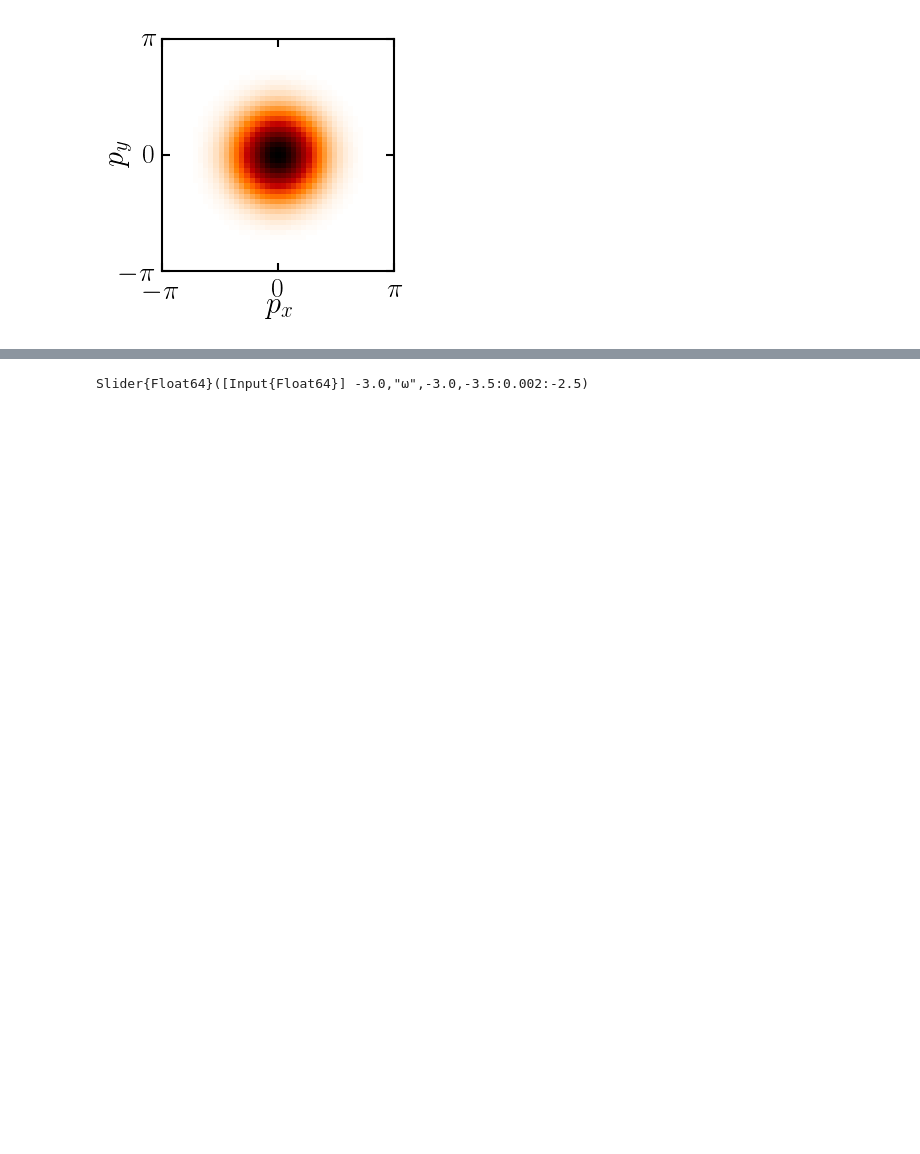
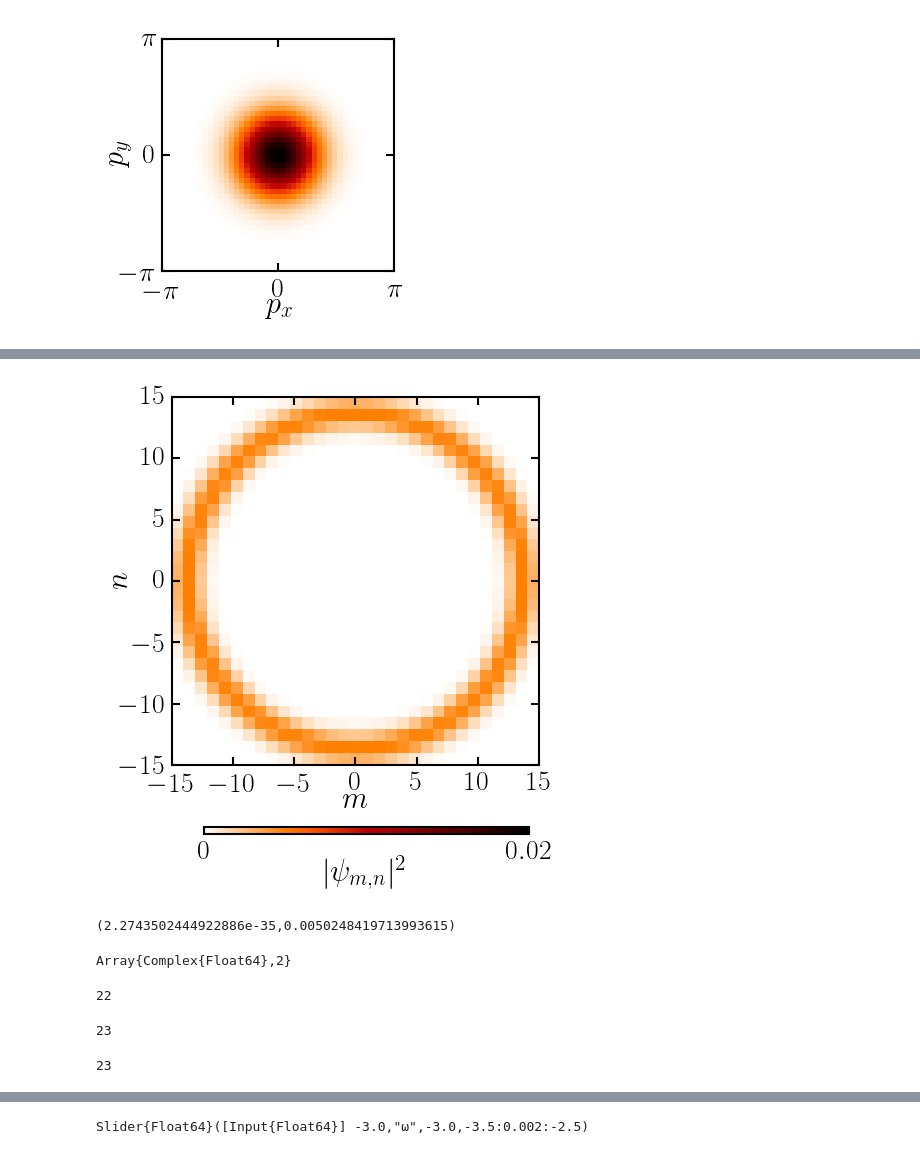
Before and after one commit to berceanu/topo-photon, a Jupyter notebook: anc/exploratory.ipynb, the cells around one changed output, grey strips where cells are left out. Cells and saved outputs as stored; diff of their text form; code cells hidden in the pictures; blank space fills up the shorter version.

```diff
--- a/anc/exploratory.ipynb
+++ b/anc/exploratory.ipynb
@@ -156,0 +119,2 @@ sp.νs[100]
+# %%
+state = BP.getstate(exdef, β+1);
@@ -156,0 +135,27 @@ sp.νs[100]
+# %%
+f, ax = plt.subplots(figsize=(5, 5))
+im = ax[:imshow](abs2(state)[st:en,st:en], origin="upper", ColorMap("gist_heat_r"), interpolation="none",
+                 extent=[-edge, edge, -edge, edge],
+                 vmin=0, vmax=0.02)
+
+ax[:set_ylabel](L"$n$", labelpad=-10)
+ax[:set_xlabel](L"$m$", labelpad=-6)
+
+cbaxes = f[:add_axes]([0.25, 0.03, 0.65, 0.015])
+cbar = f[:colorbar](im, cax=cbaxes, orientation="horizontal")
+cbar[:set_ticks]([0, 0.02])
+cbar[:set_ticklabels]([L"$0$", L"$0.02$"])
+cbar[:set_label](L"$|\psi_{m,n}|^2$", rotation=0, labelpad=-5, y=0.5)
+cbar[:solids][:set_edgecolor]("face")
+
+plt.close(f)
+# %% [output]
+[figure, added]
+# %%
+extrema(abs2(state))
+# %% [output]
+(2.2743502444922886e-35,0.0050248419713993615)
+# %%
+typeof(state)
+# %% [output]
+Array{Complex{Float64},2}
@@ -156,0 +164,12 @@ sp.νs[100]
+# %%
+xm[45]
+# %% [output]
+22
+# %%
+const st = findin(xm, -edge)[1]
+# %% [output]
+23
+# %%
+const en = findin(xm, edge)[1]
+# %% [output]
+23
```
Also changed, not shown: parts of 44 cells of this notebook, 3 other files.
